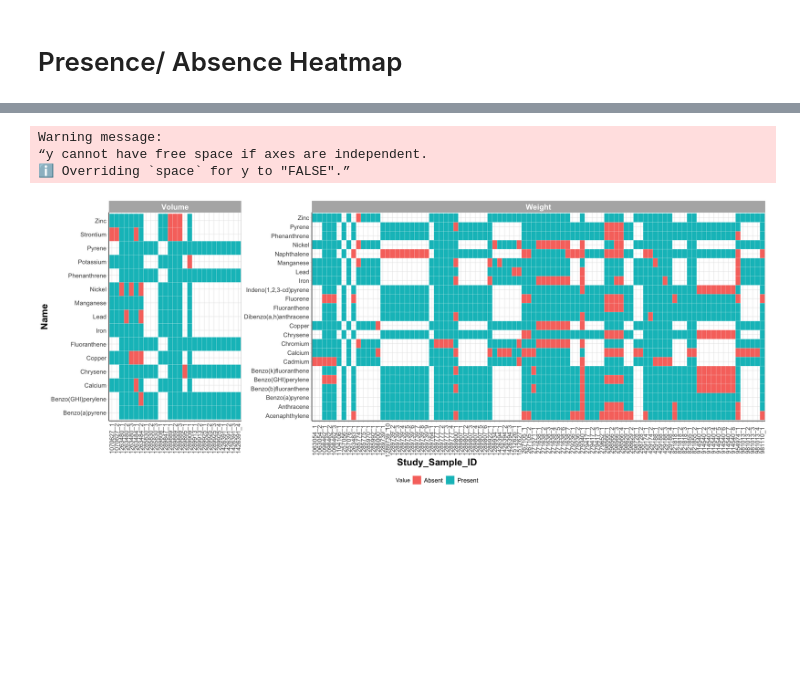
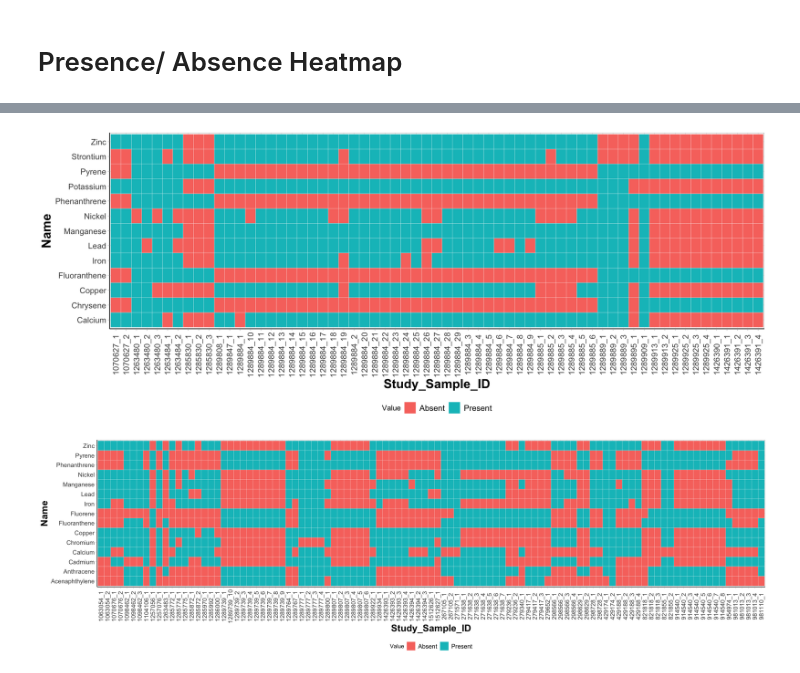
Before and after one commit to UNC-CEMALB/P1015.-Wildfire_Suffcient_Similiarity, a Jupyter notebook: 1. Data Processing/Data Processing.ipynb, the cells around one changed output, grey strips where cells are left out. Drawn from its saved outputs; the diff is of its cells as text; code cells hidden in the pictures; blank space fills up the shorter version.

```diff
--- a/1. Data Processing/Data Processing.ipynb
+++ b/1. Data Processing/Data Processing.ipynb
@@ -644,9 +654,9 @@ A data.frame: 3 × 1
 # %%
 # removing those metals/chemicals & studies from the OG df
 preimputed_vol_df = mnar_imputed_vol_df %>%
-    filter(DTXSID %notin% rownames(percentage_vol_df[[1]]), HAWC_ID %notin% unique(percentage_vol_df[[2]]$HAWC_ID))
+    filter(DTXSID %notin% rownames(percentage_vol_df[[1]]), HAWC_ID %notin% rownames(percentage_vol_df[[2]]))
 preimputed_weight_df = mnar_imputed_weight_df %>%
-    filter(DTXSID %notin% rownames(percentage_weight_df[[1]]), HAWC_ID %notin% unique(percentage_weight_df[[2]]$HAWC_ID))
+    filter(DTXSID %notin% rownames(percentage_weight_df[[1]]), HAWC_ID %notin% rownames(percentage_weight_df[[2]]))
 head(preimputed_vol_df)
 # %% [output]
 A tibble: 6 × 10
@@ -697,8 +707,17 @@ write.xlsx(final_df, paste0(Output,"/", "Processed_Data_", cur_date, ".xlsx"),
 # Presence/ Absence Heatmap
 # %%
 # first converting values to "1" and missing data to "0"
-heat_map_df = final_df %>%
+heatmap_vol_df = preimputed_vol_df %>%
+    select(-c("Name", "Class")) %>%
+    pivot_wider(names_from = "DTXSID", values_from = "Value") %>%
+    pivot_longer(cols = 7:19, names_to = "DTXSID", values_to = "Value") %>%
+    left_join(unique(final_df[,7:9])) %>%
     mutate(Value = ifelse(Value %in% NA, "Absent", "Present"))
 
-head(heat_map_df)
+heatmap_weight_df = preimputed_weight_df %>%
+    select(-c("Name", "Class")) %>%
+    pivot_wider(names_from = "DTXSID", values_from = "Value") %>%
+    pivot_longer(cols = 7:21, names_to = "DTXSID", values_to = "Value") %>%
+    left_join(unique(final_df[,7:9])) %>%
+    mutate(Value = ifelse(Value %in% NA, "Absent", "Present"))
 # %% [output]
@@ -714,21 +726,32 @@ A tibble: 6 × 10
 # %%
-options(repr.plot.width=20, repr.plot.height=8) #changing size
-ggplot(data = heat_map_df, aes(x = Study_Sample_ID, y = Name, fill = Value)) +
+options(repr.plot.width=15, repr.plot.height=6) #changing size
+ggplot(data = heatmap_vol_df, aes(x = Study_Sample_ID, y = Name, fill = Value)) +
   geom_tile(color = "white") +
-
-  ggh4x::facet_grid2(.~ Metric, scales = 'free', independent = "y", space = "free") +
 
   theme_light() +
   theme(axis.text.x = element_text(angle = 90, vjust = 0.5), #rotating x labels/ moving x labels slightly to the left
         axis.line = element_line(colour="black"), #making x and y axes black
         axis.text = element_text(size = 12), #changing size of x axis labels
         axis.title = element_text(face = "bold", size = rel(1.7)), #changes axis titles
         legend.position = "bottom", #removing legend
         legend.text = element_text(size = 12), #changes legend text
         strip.text.x = element_text(size = 15, face = "bold"), #changes size of facet x axis
         strip.text.y = element_text(size = 15, face = "bold"))  #changes size of facet y axis
 # %% [output]
-Warning message:
-“y cannot have free space if axes are independent.
-ℹ Overriding `space` for y to "FALSE".”
-[figure, old version]
+[figure, new version]
+# %%
+options(repr.plot.width=20, repr.plot.height=6) #changing size
+ggplot(data = heatmap_weight_df, aes(x = Study_Sample_ID, y = Name, fill = Value)) +
+  geom_tile(color = "white") +
+
+  theme_light() +
+  theme(axis.text.x = element_text(angle = 90, vjust = 0.5), #rotating x labels/ moving x labels slightly to the left
+        axis.line = element_line(colour="black"), #making x and y axes black
+        axis.text = element_text(size = 12), #changing size of x axis labels
+        axis.title = element_text(face = "bold", size = rel(1.7)), #changes axis titles
+        legend.position = "bottom", #removing legend
+        legend.text = element_text(size = 12), #changes legend text
+        strip.text.x = element_text(size = 15, face = "bold"), #changes size of facet x axis
+        strip.text.y = element_text(size = 15, face = "bold"))  #changes size of facet y axis
+# %% [output]
+[figure, added]
```
Also changed, not shown: parts of 12 cells of this notebook.
